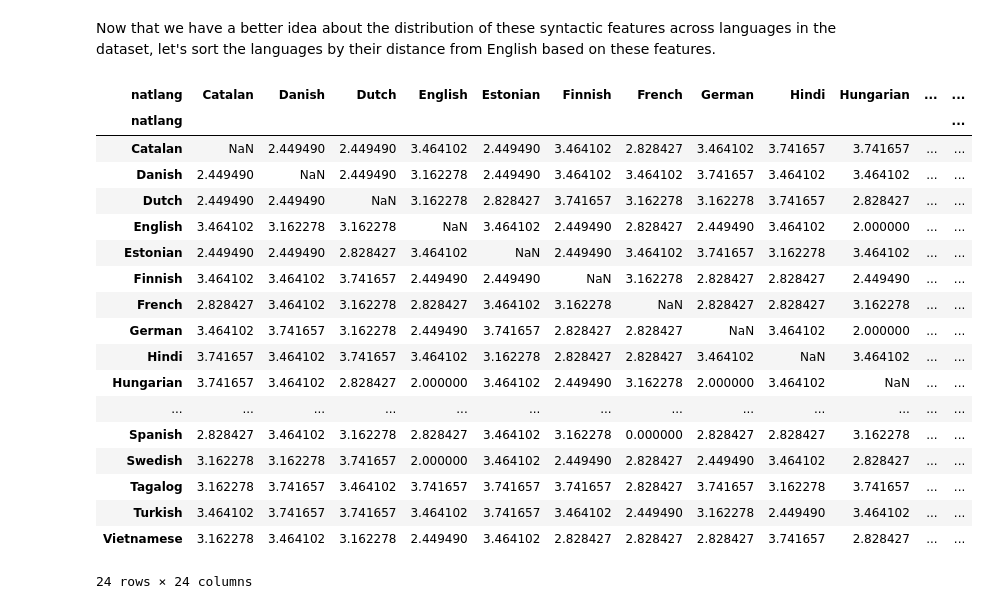
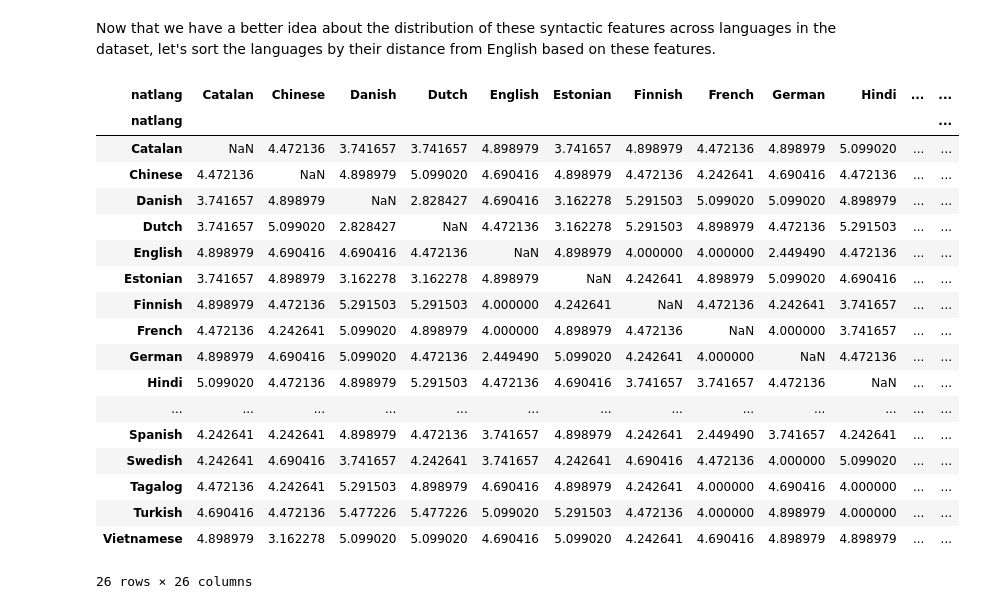
Before and after one commit to ifaul/ifaul.github.io, a Jupyter notebook: lang_acquire_milestone2_11_11.ipynb, the cells around one changed output. Cells and saved outputs as stored; diff of their text form; code cells hidden in the pictures.

```diff
--- a/lang_acquire_milestone2_11_11.ipynb
+++ b/lang_acquire_milestone2_11_11.ipynb
@@ -578,50 +531,48 @@ Now that we have a better idea about the distribution of these syntactic feature
 # %%
 from sklearn.metrics import pairwise_distances
 from sklearn.preprocessing import StandardScaler
 from sklearn.feature_extraction import DictVectorizer
 
 
 df_lang_tidy_30 = df_lang_tidy['natlang'].value_counts()[:30].index
 
 # Find distances between languages based on syntactic features
 df_features = df_features[df_features['natlang'].isin(df_lang_tidy_30)]
-df_features_desc = df_features[['lang_order_description', 'case_num_description',
-                                  'perfective_aspect_description', 'past_tense_description', 'future_tense_description',
-                                  'indef_art_description', 'def_art_description']].fillna('blank')
+df_features_desc = df_features.filter(regex='_description$').fillna('blank')
 
 # prepare for vectorizing
 df_features_dict = df_features_desc.to_dict(orient="records")
 vec = DictVectorizer(sparse=False)
 vec.fit(df_features_dict)
 
 df_features_encode = vec.transform(df_features_dict)
 
 # Standardize data
 scaler = StandardScaler()
 scaler.fit(df_features_encode)
 df_features_sc = scaler.transform(df_features_encode)
 
 D = pairwise_distances(df_features_encode, metric='euclidean')
 np.fill_diagonal(D, np.nan)
-df_features_quant = pd.DataFrame(D, index=df_features['natlang'], columns=df_features['natlang'])
-display(df_features_quant)
+df_features_sc = pd.DataFrame(D, index=df_features['natlang'], columns=df_features['natlang'])
+display(df_features_sc)
 # %% [output]
-| natlang | Catalan | Danish | Dutch | English | Estonian | Finnish | French | German | Hindi | Hungarian | ... | ... |
+| natlang | Catalan | Chinese | Danish | Dutch | English | Estonian | Finnish | French | German | Hindi | ... | ... |
 | natlang |  |  |  |  |  |  |  |  |  |  |  | ... |
-| Catalan | NaN | 2.449490 | 2.449490 | 3.464102 | 2.449490 | 3.464102 | 2.828427 | 3.464102 | 3.741657 | 3.741657 | ... | ... |
-| Danish | 2.449490 | NaN | 2.449490 | 3.162278 | 2.449490 | 3.464102 | 3.464102 | 3.741657 | 3.464102 | 3.464102 | ... | ... |
-| Dutch | 2.449490 | 2.449490 | NaN | 3.162278 | 2.828427 | 3.741657 | 3.162278 | 3.162278 | 3.741657 | 2.828427 | ... | ... |
-| English | 3.464102 | 3.162278 | 3.162278 | NaN | 3.464102 | 2.449490 | 2.828427 | 2.449490 | 3.464102 | 2.000000 | ... | ... |
-| Estonian | 2.449490 | 2.449490 | 2.828427 | 3.464102 | NaN | 2.449490 | 3.464102 | 3.741657 | 3.162278 | 3.464102 | ... | ... |
-| Finnish | 3.464102 | 3.464102 | 3.741657 | 2.449490 | 2.449490 | NaN | 3.162278 | 2.828427 | 2.828427 | 2.449490 | ... | ... |
-| French | 2.828427 | 3.464102 | 3.162278 | 2.828427 | 3.464102 | 3.162278 | NaN | 2.828427 | 2.828427 | 3.162278 | ... | ... |
-| German | 3.464102 | 3.741657 | 3.162278 | 2.449490 | 3.741657 | 2.828427 | 2.828427 | NaN | 3.464102 | 2.000000 | ... | ... |
-| Hindi | 3.741657 | 3.464102 | 3.741657 | 3.464102 | 3.162278 | 2.828427 | 2.828427 | 3.464102 | NaN | 3.464102 | ... | ... |
-| Hungarian | 3.741657 | 3.464102 | 2.828427 | 2.000000 | 3.464102 | 2.449490 | 3.162278 | 2.000000 | 3.464102 | NaN | ... | ... |
+| Catalan | NaN | 4.472136 | 3.741657 | 3.741657 | 4.898979 | 3.741657 | 4.898979 | 4.472136 | 4.898979 | 5.099020 | ... | ... |
+| Chinese | 4.472136 | NaN | 4.898979 | 5.099020 | 4.690416 | 4.898979 | 4.472136 | 4.242641 | 4.690416 | 4.472136 | ... | ... |
+| Danish | 3.741657 | 4.898979 | NaN | 2.828427 | 4.690416 | 3.162278 | 5.291503 | 5.099020 | 5.099020 | 4.898979 | ... | ... |
+| Dutch | 3.741657 | 5.099020 | 2.828427 | NaN | 4.472136 | 3.162278 | 5.291503 | 4.898979 | 4.472136 | 5.291503 | ... | ... |
+| English | 4.898979 | 4.690416 | 4.690416 | 4.472136 | NaN | 4.898979 | 4.000000 | 4.000000 | 2.449490 | 4.472136 | ... | ... |
+| Estonian | 3.741657 | 4.898979 | 3.162278 | 3.162278 | 4.898979 | NaN | 4.242641 | 4.898979 | 5.099020 | 4.690416 | ... | ... |
+| Finnish | 4.898979 | 4.472136 | 5.291503 | 5.291503 | 4.000000 | 4.242641 | NaN | 4.472136 | 4.242641 | 3.741657 | ... | ... |
+| French | 4.472136 | 4.242641 | 5.099020 | 4.898979 | 4.000000 | 4.898979 | 4.472136 | NaN | 4.000000 | 3.741657 | ... | ... |
+| German | 4.898979 | 4.690416 | 5.099020 | 4.472136 | 2.449490 | 5.099020 | 4.242641 | 4.000000 | NaN | 4.472136 | ... | ... |
+| Hindi | 5.099020 | 4.472136 | 4.898979 | 5.291503 | 4.472136 | 4.690416 | 3.741657 | 3.741657 | 4.472136 | NaN | ... | ... |
 | ... | ... | ... | ... | ... | ... | ... | ... | ... | ... | ... | ... | ... |
-| Spanish | 2.828427 | 3.464102 | 3.162278 | 2.828427 | 3.464102 | 3.162278 | 0.000000 | 2.828427 | 2.828427 | 3.162278 | ... | ... |
-| Swedish | 3.162278 | 3.162278 | 3.741657 | 2.000000 | 3.464102 | 2.449490 | 2.828427 | 2.449490 | 3.464102 | 2.828427 | ... | ... |
-| Tagalog | 3.162278 | 3.741657 | 3.464102 | 3.741657 | 3.741657 | 3.741657 | 2.828427 | 3.741657 | 3.162278 | 3.741657 | ... | ... |
-| Turkish | 3.464102 | 3.741657 | 3.741657 | 3.464102 | 3.741657 | 3.464102 | 2.449490 | 3.162278 | 2.449490 | 3.464102 | ... | ... |
-| Vietnamese | 3.162278 | 3.464102 | 3.162278 | 2.449490 | 3.464102 | 2.828427 | 2.828427 | 2.828427 | 3.741657 | 2.828427 | ... | ... |
+| Spanish | 4.242641 | 4.242641 | 4.898979 | 4.472136 | 3.741657 | 4.898979 | 4.242641 | 2.449490 | 3.741657 | 4.242641 | ... | ... |
+| Swedish | 4.242641 | 4.690416 | 3.741657 | 4.242641 | 3.741657 | 4.242641 | 4.690416 | 4.472136 | 4.000000 | 5.099020 | ... | ... |
+| Tagalog | 4.472136 | 4.242641 | 5.291503 | 4.898979 | 4.690416 | 4.898979 | 4.242641 | 4.000000 | 4.690416 | 4.000000 | ... | ... |
+| Turkish | 4.690416 | 4.472136 | 5.477226 | 5.477226 | 5.099020 | 5.291503 | 4.472136 | 4.000000 | 4.898979 | 4.000000 | ... | ... |
+| Vietnamese | 4.898979 | 3.162278 | 5.099020 | 5.099020 | 4.690416 | 5.099020 | 4.242641 | 4.690416 | 4.898979 | 4.898979 | ... | ... |
-24 rows × 24 columns
+26 rows × 26 columns
```
Also changed, not shown: parts of 16 cells of this notebook.
